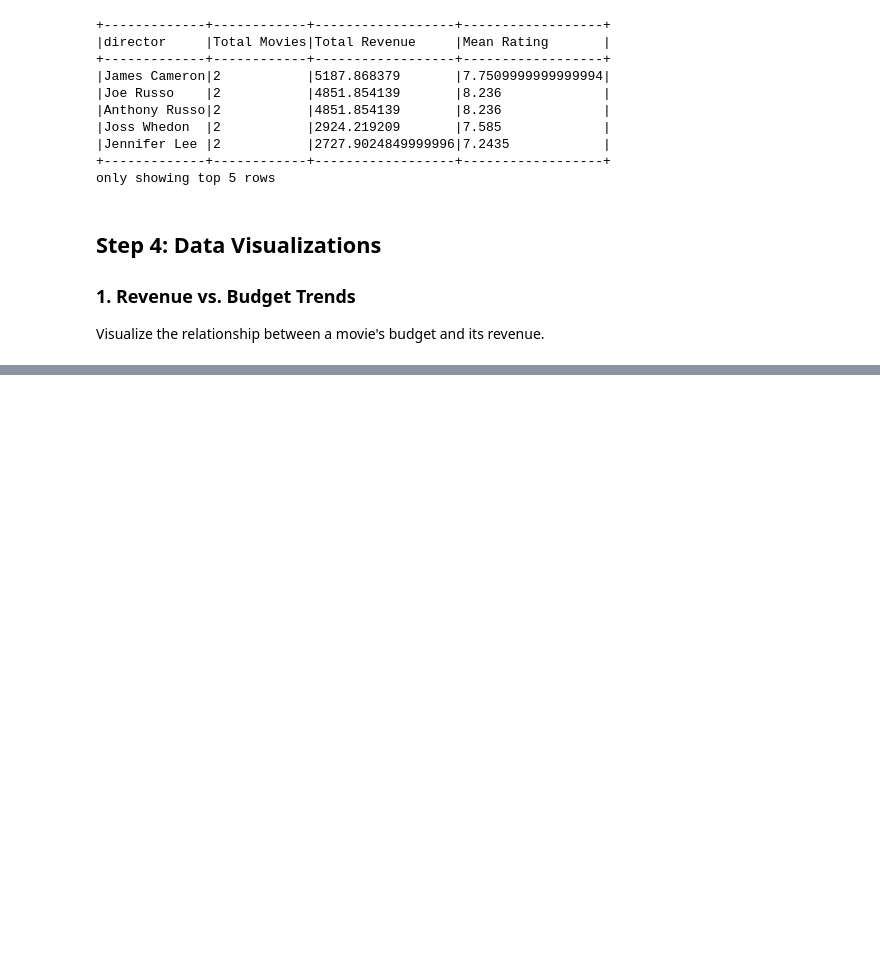
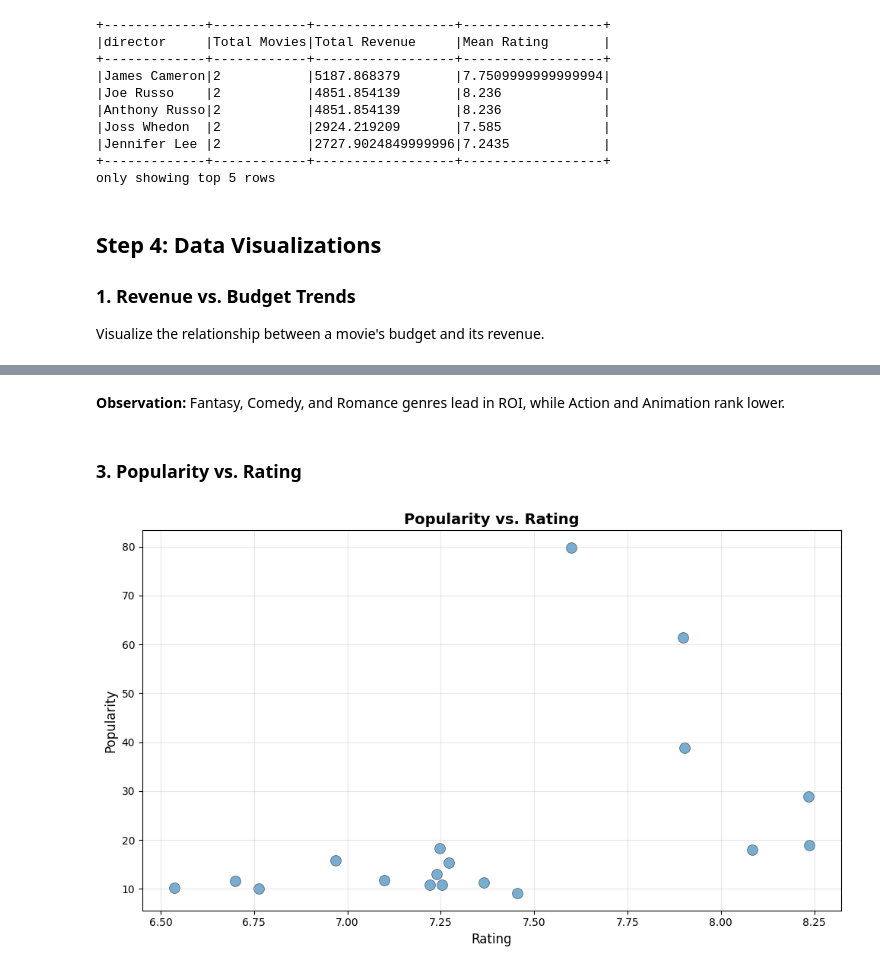
Before and after one commit to manaf-dev/spark-tmdb-movie-data-analysis, a Jupyter notebook: tmdb-analysis.ipynb, the cells around one changed output, grey strips where cells are left out. Drawn from its saved outputs; the diff is of its cells as text; code cells hidden in the pictures; blank space fills up the shorter version.

```diff
--- a/tmdb-analysis.ipynb
+++ b/tmdb-analysis.ipynb
@@ -363,0 +372,9 @@ plot_revenue_vs_budget(movies_df)
+# %% [markdown]
+**Observation:**
+Fantasy, Comedy, and Romance genres lead in ROI, while Action and Animation rank lower.
+# %% [markdown]
+### 3. Popularity vs. Rating
+# %%
+plot_popularity_vs_rating(movies_df)
+# %% [output]
+[figure, added]
```
Also changed, not shown: parts of 41 cells of this notebook, 1 other file.
